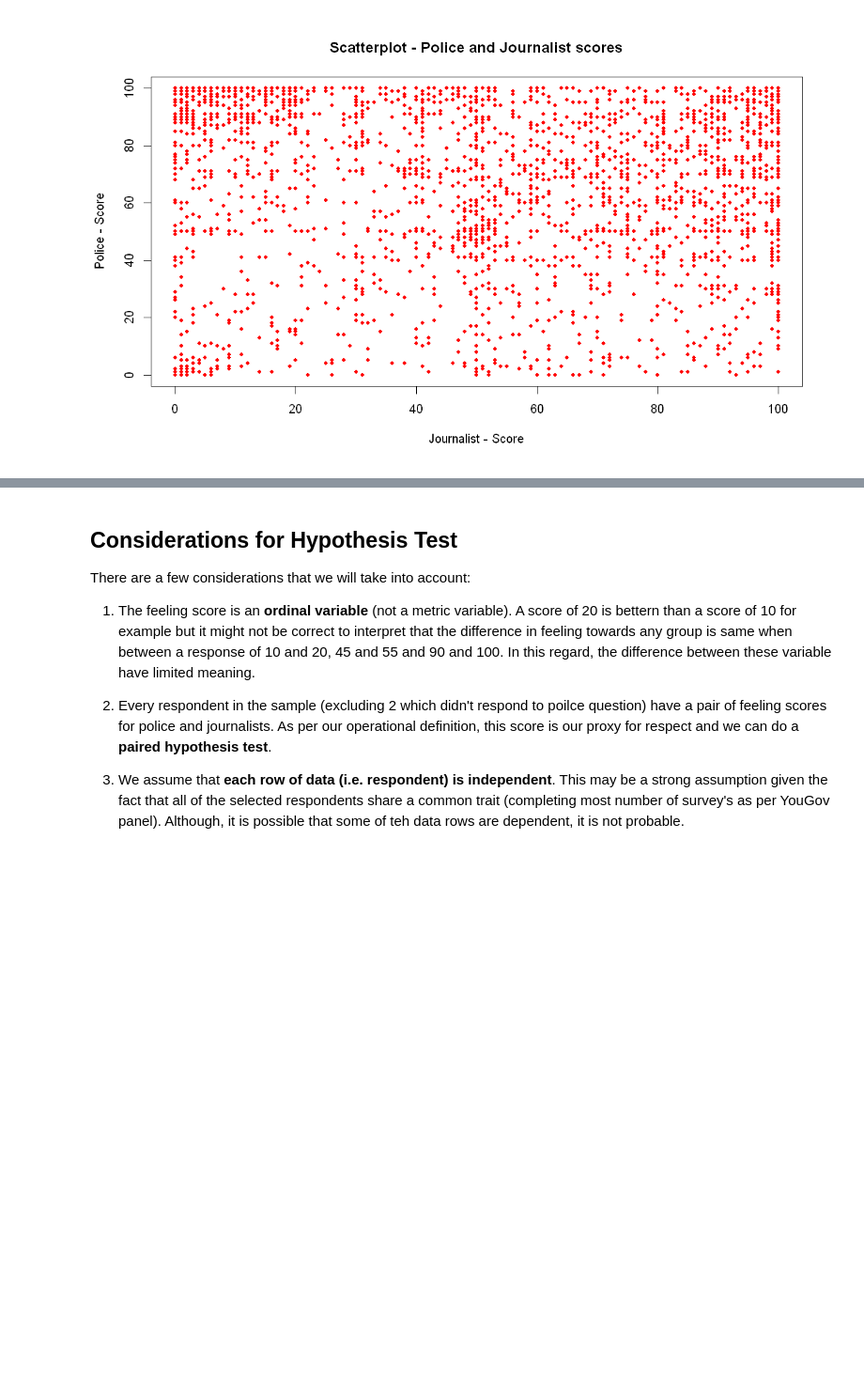
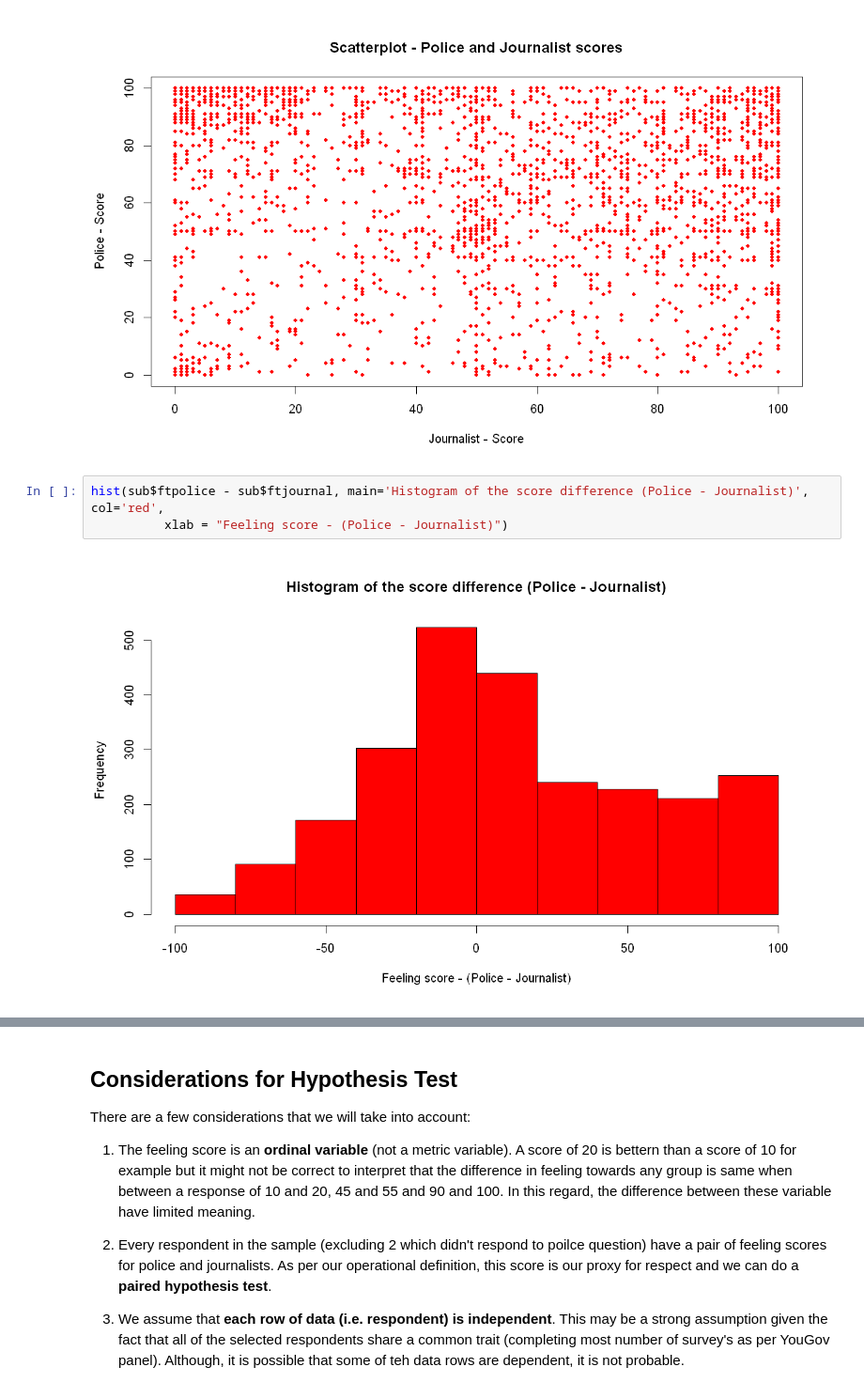
Before and after one commit to prakharm1/Lab2_W203, a Jupyter notebook: Maini_Kumar_Robertson_Lab2.ipynb, the cells around one changed output, grey strips where cells are left out. Shown at 94% size. Cells and saved outputs as stored; diff of their text form; blank space fills up the shorter version.

```diff
--- a/Maini_Kumar_Robertson_Lab2.ipynb
+++ b/Maini_Kumar_Robertson_Lab2.ipynb
@@ -67,6 +67,11 @@ plot(sub$ftjournal, sub$ftpolice, main="Scatterplot - Police and Journalist scor
      xlab="Journalist - Score", ylab="Police - Score", pch=20, col='red')
 # %% [output]
 [figure]
+# %%
+hist(sub$ftpolice - sub$ftjournal, main='Histogram of the score difference (Police - Journalist)', col='red',
+          xlab = "Feeling score - (Police - Journalist)")
+# %% [output]
+[figure, added]
 # %% [markdown]
 ### Basic EDA summary
 
```
Also changed, not shown: parts of 2 cells of this notebook.
